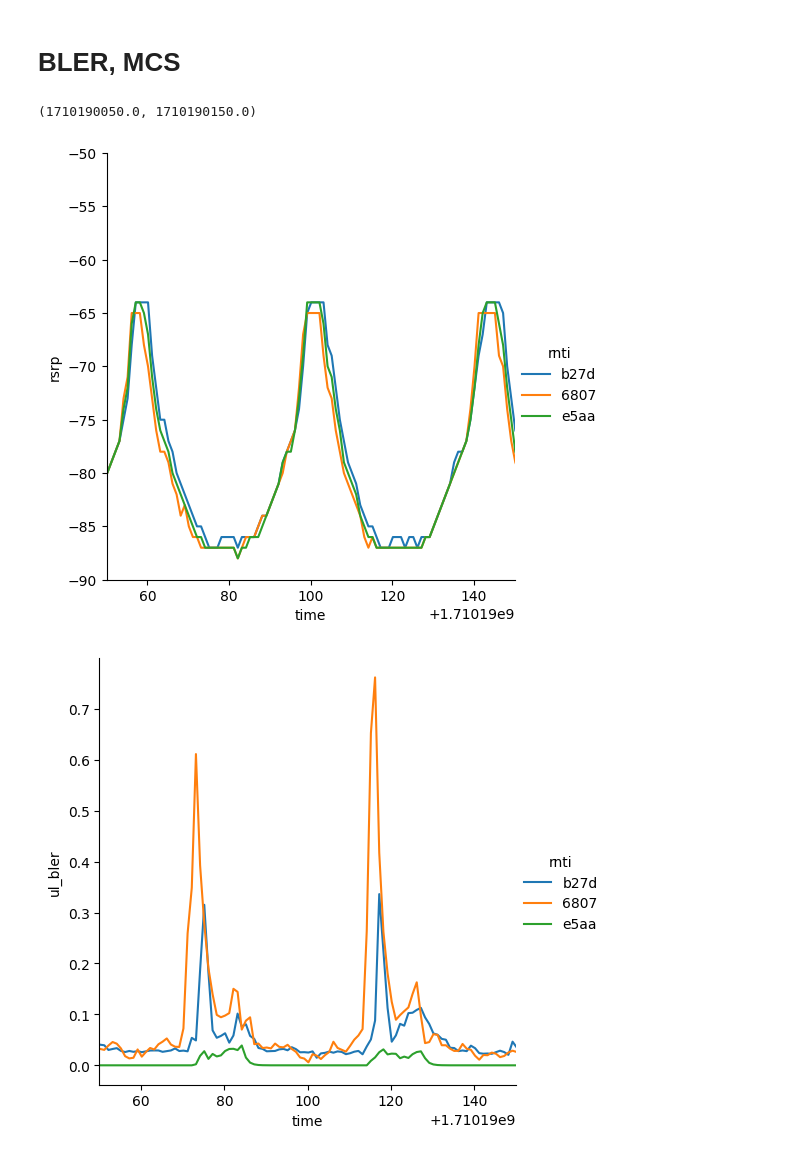
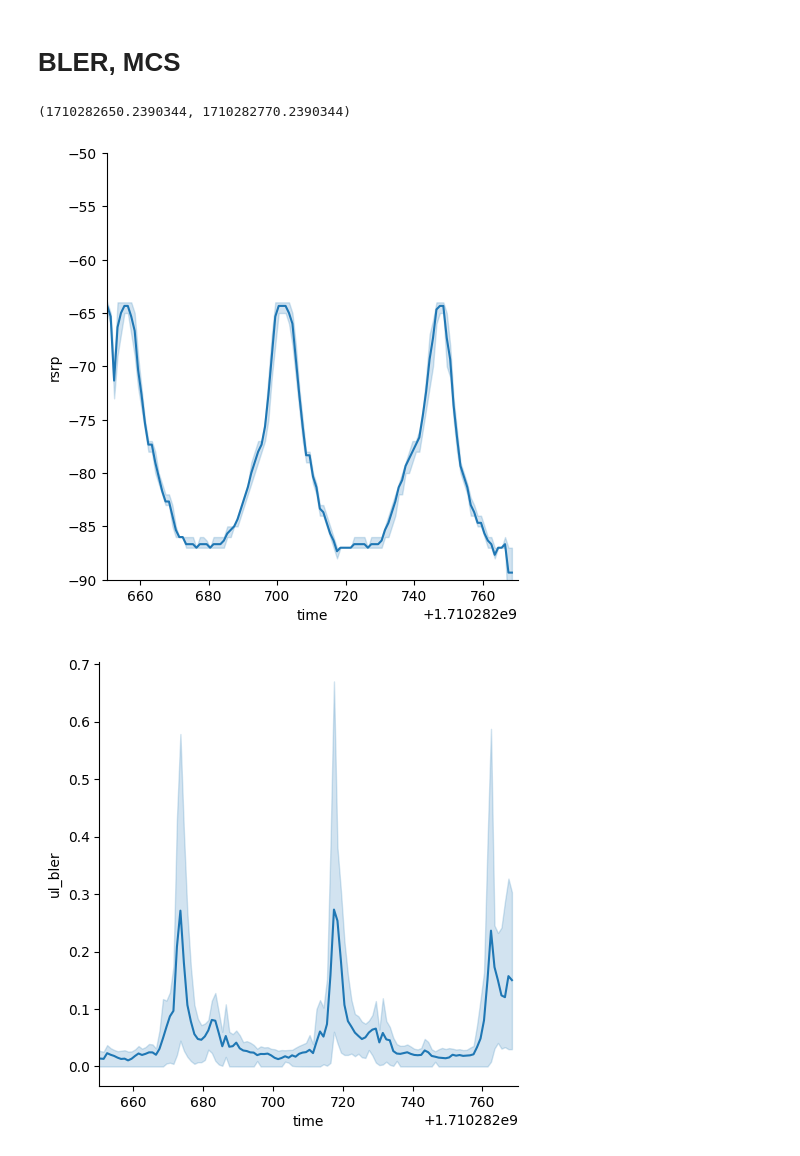
Before and after one commit to michele-segata/colossumo, a Jupyter notebook: analysis/analyize.ipynb, the cells around one changed output. Saved outputs shown, nothing was run; the diff lists cells and outputs as text; code cells hidden in the pictures.

```diff
--- a/analysis/analyize.ipynb
+++ b/analysis/analyize.ipynb
@@ -17,10 +15,22 @@ duration = 100
 # %%
-data = []
+data_dist = []
+data_speed = []
 with open(f'../logs/{run}/sumo_positions.dat') as fr:
     lines = fr.readlines()
     for row in csv.reader(lines, delimiter=';'):
-        data.append({"ts": float(row[1]), "sumo_id": row[2], 'x': float(row[3]), 'y': float(row[4])})
-sumo_pos_df = pd.DataFrame(data)
-t=sumo_pos_df.pivot_table(values=["x", "y"], index="ts",columns="sumo_id")
+        # if row[0] == 'POS':
+        #     data.append({"ts": float(row[1]), "sumo_id": row[2], 'x': float(row[3]), 'y': float(row[4])})
+        if row[0] == 'DST':
+            data_dist.append({"ts": float(row[1]), "sumo_id": row[2], 'dist': float(row[3])})
+        if row[0] == 'SPD':
+            data_speed.append({"ts": float(row[1]), "sumo_id": row[2], 'speed': float(row[3]), 'acc': float(row[4])})
+sumo_dist_df = pd.DataFrame(data_dist)
+sumo_speed_df = pd.DataFrame(data_speed)
+sumo_df = pd.merge(sumo_dist_df, sumo_speed_df)
+#t=sumo_pos_df.pivot_table(values=["x", "y"], index="ts",columns="sumo_id")
+sumo_df = sumo_df.set_index('ts')
+# %%
+t0 = sumo_df.index.values[0]+190
+duration = 100
 # %% [markdown]
 # Distance between cars
@@ -132,7 +129,7 @@ def parse_mac(dump):
         try:
             rsrp = int(ue_raw_lines[0].split('RSRP')[1][1:4])
         except:
-            rsrp = 0
+            rsrp = np.nan
         dl_bler = float(ue_raw_lines[1].split('BLER')[1][1:8])
         ul_bler = float(ue_raw_lines[2].split('BLER')[1][1:8])
         dl_mcs = int(ue_raw_lines[1].split('MCS')[1][5:])
@@ -155,40 +152,46 @@ for l in oai_logs[10:]:
                 'time': l['time'],
             } | m)
 oai_df = pd.DataFrame(data)
+
+oai_df_idx = oai_df.set_index('time')
 # %% [markdown]
 # BLER, MCS
 # %%
-sns.relplot(oai_df, x='time', y='rsrp', hue='rnti', kind='line')
+sns.relplot(oai_df, x='time', y='rsrp', kind='line')
 ax = plt.gca()
 # get current xtick labels
 xticks = ax.get_xticks()
 ax.set_xlim(t0, t0+duration)
 ax.set_ylim(-90, -50)
 
-sns.relplot(oai_df, x='time', y='ul_bler', hue='rnti', kind='line')
+
+sns.relplot(oai_df, x='time', y='ul_bler',kind='line')
 ax = plt.gca()
 # get current xtick labels
 xticks = ax.get_xticks()
 ax.set_xlim(t0, t0+duration)
 
-sns.relplot(oai_df, x='time', y='dl_bler', hue='rnti', kind='line')
+
+sns.relplot(oai_df, x='time', y='dl_bler', kind='line')
 ax = plt.gca()
 # get current xtick labels
 xticks = ax.get_xticks()
 ax.set_xlim(t0, t0+duration)
 
-sns.relplot(oai_df, x='time', y='ul_mcs', hue='rnti', kind='line')
+
+sns.relplot(oai_df, x='time', y='ul_mcs', kind='line')
 ax = plt.gca()
 # get current xtick labels
 xticks = ax.get_xticks()
 ax.set_xlim(t0, t0+duration)
 
-sns.relplot(oai_df, x='time', y='dl_mcs', hue='rnti', kind='line')
+
+sns.relplot(oai_df, x='time', y='dl_mcs', kind='line')
 ax = plt.gca()
 # get current xtick labels
 xticks = ax.get_xticks()
 ax.set_xlim(t0, t0+duration)
 # %% [output]
-(1710190050.0, 1710190150.0)
+(1710282650.2390344, 1710282770.2390344)
-[figure, old version]
+[figure, new version]
-[figure, old version]
+[figure, new version]
```
Also changed, not shown: parts of 17 cells of this notebook, 13 other files.
